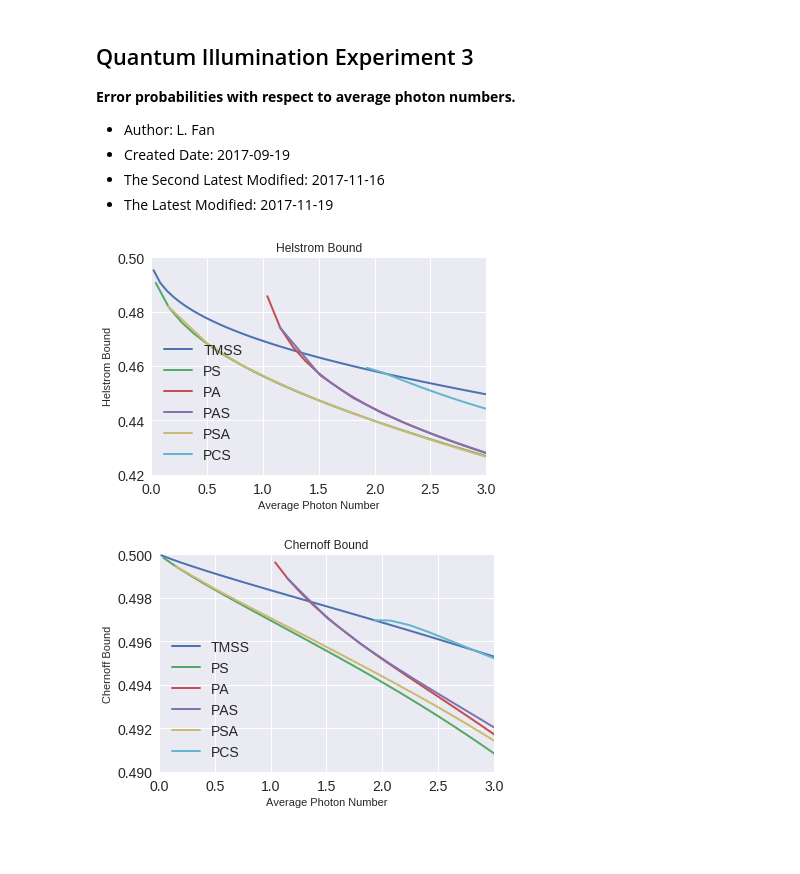
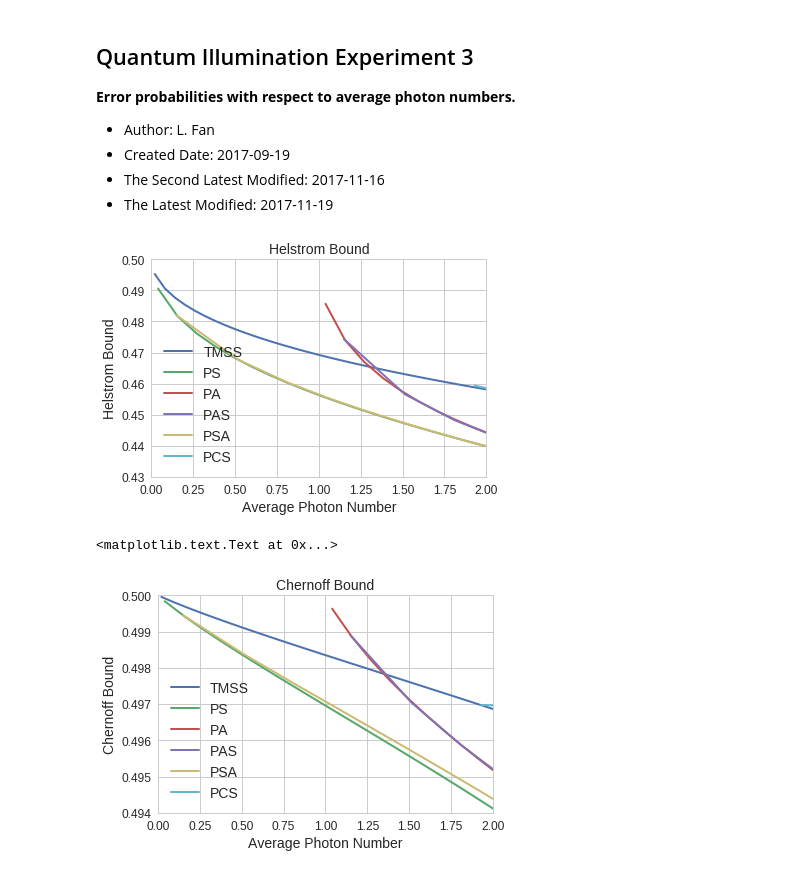
Before and after one commit to lffan/quantum_illumination, a Jupyter notebook: ipynbs/Experiment_3_Perr_vs_AverN.ipynb, the cells around one changed output. Cells and saved outputs as stored; diff of their text form; code cells hidden in the pictures; blank space fills up the shorter version.

```diff
--- a/ipynbs/Experiment_3_Perr_vs_AverN.ipynb
+++ b/ipynbs/Experiment_3_Perr_vs_AverN.ipynb
@@ -10,7 +10,12 @@ __Error probabilities with respect to average photon numbers.__
 # %%
 import numpy as np
 import pandas as pd
-import matplotlib
 import matplotlib.pyplot as plt
-from mpl_toolkits.mplot3d import Axes3D
 import seaborn as sns
+
+# configuration
+from IPython.display import set_matplotlib_formats
+plt.style.use(['seaborn-whitegrid', '14pt'])
+set_matplotlib_formats('pdf', 'png')
+np.set_printoptions(threshold='nan', precision=6, suppress=True)
+%matplotlib inline
@@ -23,30 +22,31 @@ np.set_printoptions(threshold='nan', precision=6, suppress=True)
 # %%
 df1 = pd.read_csv('../output/expr_3_lmd_p101.csv', comment='#')
+names = ('TMSS', 'PS', 'PA', 'PAS', 'PSA', 'PCS')
 # %%
-for name in ('TMSS', 'PS', 'PA', 'PAS', 'PSA', 'PCS'):
+for name in names:
     temp_df = df1[df1['State'] == name]
     plt.plot(temp_df['Aver_N'], temp_df['Helstrom_Bound'],
              lw=2, label=name)
-plt.xlim(0, 3)
-plt.ylim(0.42, 0.5)
+plt.xlim(0, 2)
+plt.ylim(0.43, 0.5)
 plt.legend(loc=3, fontsize=14)
 plt.xlabel("Average Photon Number")
 plt.ylabel("Helstrom Bound")
 plt.title("Helstrom Bound")
 plt.show()
 # %% [output]
-[figure, old version]
+[figure, new version]
 # %%
-for name in ('TMSS', 'PS', 'PA', 'PAS', 'PSA', 'PCS'):
+for name in names:
     temp_df = df1[df1['State'] == name]
     plt.plot(temp_df['Aver_N'], temp_df['Chernoff_Bound'],
              lw=2, label=name)
-plt.xlim(0, 3)
-plt.ylim(0.49, 0.5)
+plt.xlim(0, 2)
+plt.ylim(0.494, 0.5)
 plt.legend(fontsize=14)
-plt.xlabel("Average Photon Number")
-plt.ylabel("Chernoff Bound")
-plt.title("Chernoff Boun")
-plt.show()
+plt.xlabel("Average Photon Number", fontsize=14)
+plt.ylabel("Chernoff Bound", fontsize=14)
+plt.title("Chernoff Bound", fontsize=14)
 # %% [output]
+<matplotlib.text.Text at 0x...>
-[figure, old version]
+[figure, new version]
```
Also changed, not shown: parts of 1 cell of this notebook, 15 other files.
